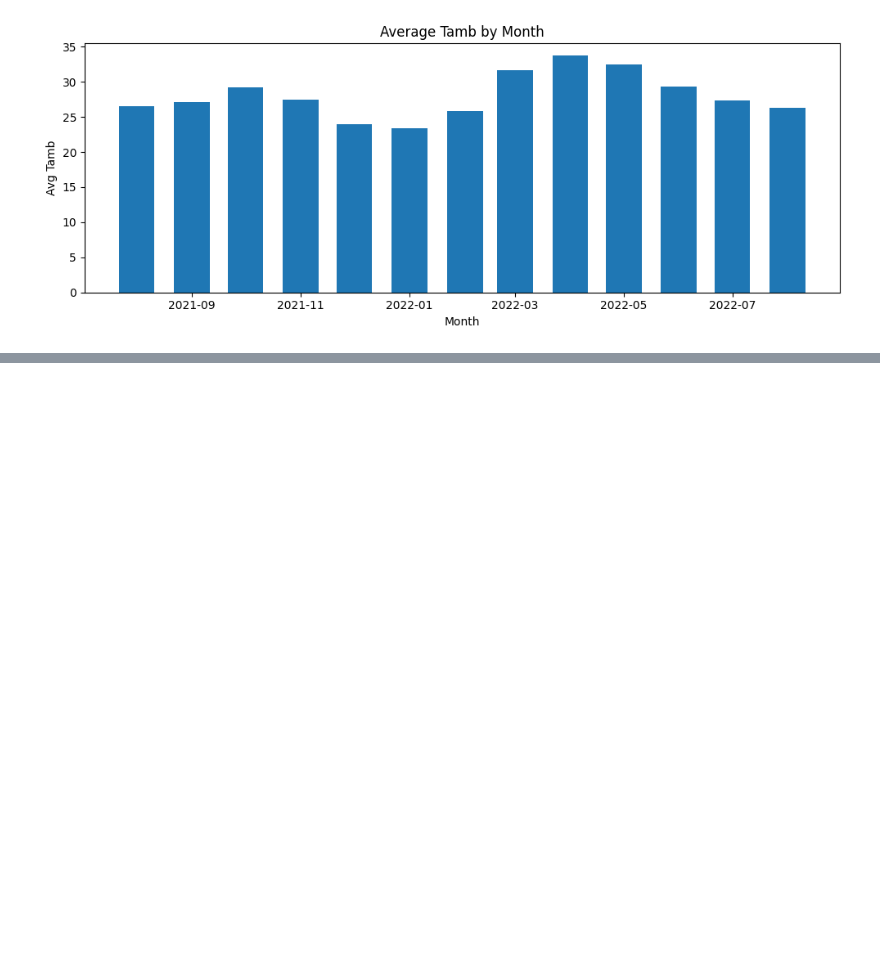
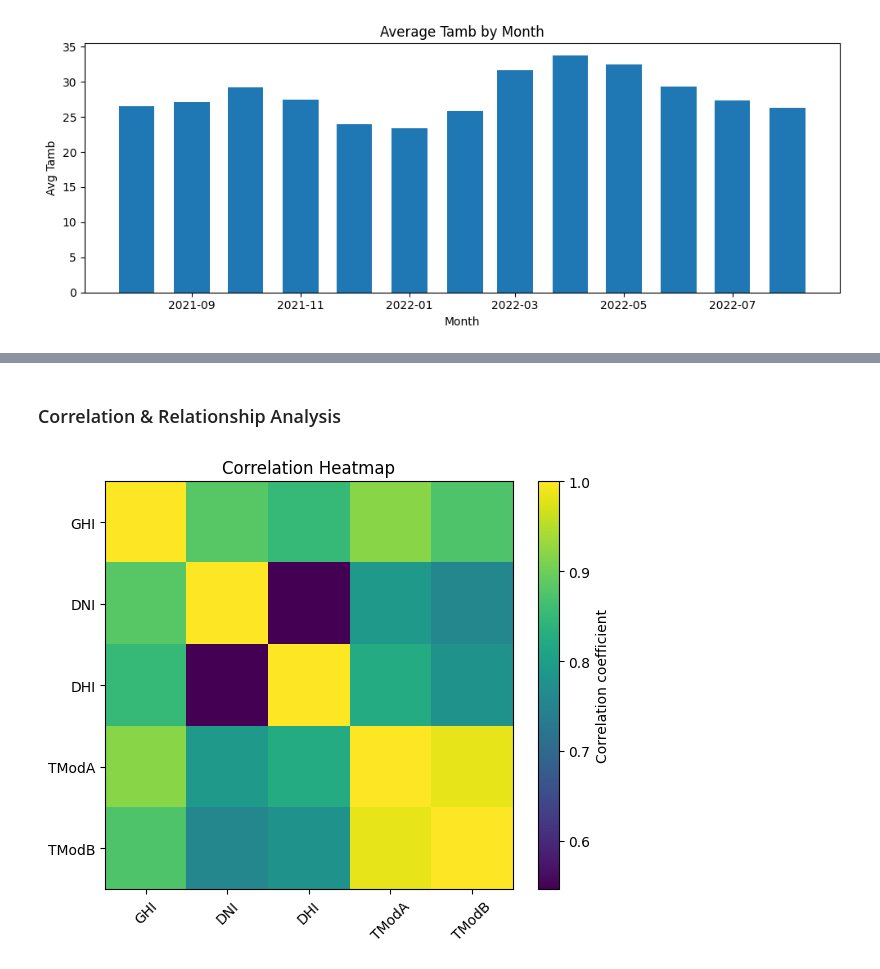
Before and after one commit to yohannesalex/solar-challenge-week1, a Jupyter notebook: notebooks/benin_eda.ipynb, the cells around one changed output, grey strips where cells are left out. Saved outputs shown, nothing was run; the diff lists cells and outputs as text; code cells hidden in the pictures; blank space fills up the shorter version.

Commit message:
feat: Correlation & Relationship Analysis for benin

```diff
--- a/notebooks/benin_eda.ipynb
+++ b/notebooks/benin_eda.ipynb
@@ -194,0 +229,19 @@ for var in ["GHI", "DNI", "DHI", "Tamb"]:
+# %% [markdown]
+### Correlation & Relationship Analysis
+# %%
+
+# Compute correlation matrix for GHI, DNI, DHI, TModA, TModB
+corr_cols = ["GHI", "DNI", "DHI", "TModA", "TModB"]
+corr_matrix = df[corr_cols].corr()
+
+# Plot heatmap of correlations
+plt.figure(figsize=(6, 5))
+plt.imshow(corr_matrix, aspect='equal', interpolation='nearest')
+plt.colorbar(label="Correlation coefficient")
+plt.xticks(range(len(corr_cols)), corr_cols, rotation=45)
+plt.yticks(range(len(corr_cols)), corr_cols)
+plt.title("Correlation Heatmap")
+plt.tight_layout()
+plt.show()
+# %% [output]
+[figure, added]
```
Also changed, not shown: parts of 6 cells of this notebook.
